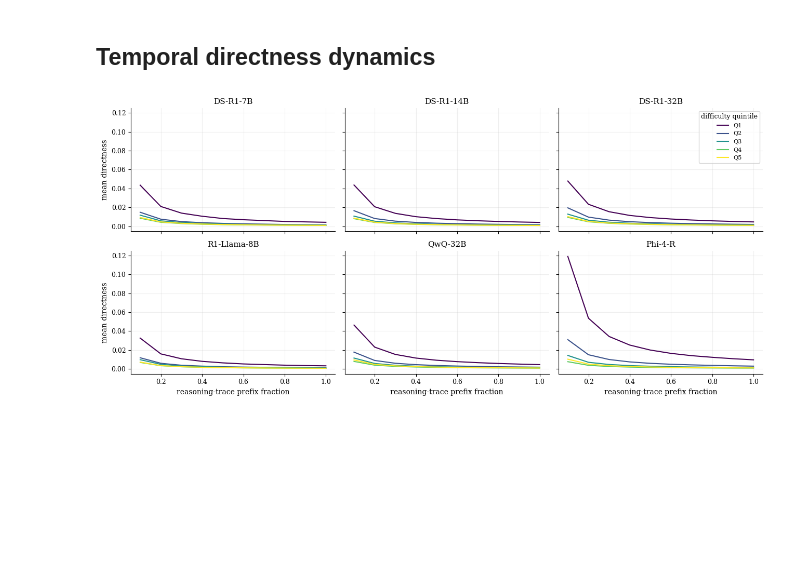
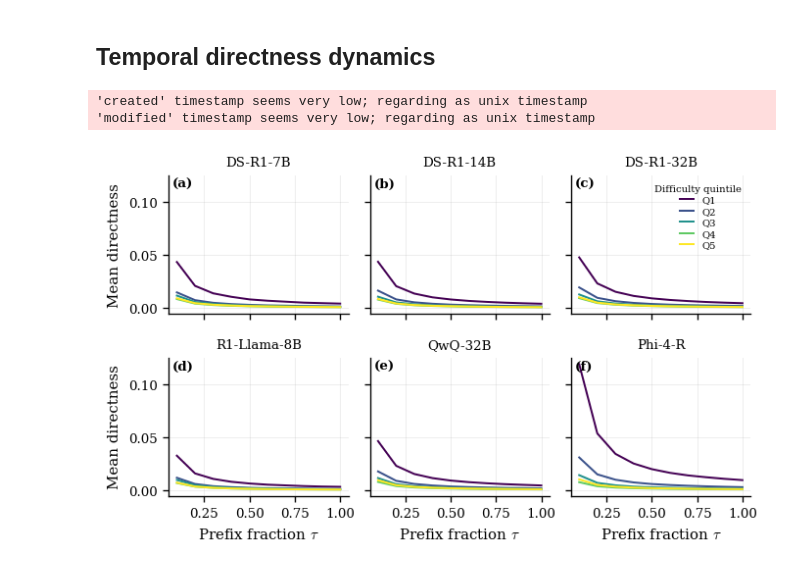
Before and after one commit to gjoelbye/reasoning-trajectory-geometry, a Jupyter notebook: notebooks/05_behavioral_mediation.ipynb, the cells around one changed output. Saved outputs shown, nothing was run; the diff lists cells and outputs as text; code cells hidden in the pictures; blank space fills up the shorter version.

Commit message:
Public release: code, data, and reproducibility notebooks

```diff
--- a/notebooks/05_behavioral_mediation.ipynb
+++ b/notebooks/05_behavioral_mediation.ipynb
@@ -24,11 +24,17 @@ mpl.rcParams.update({
     'font.family': 'serif',
     'mathtext.fontset': 'cm',
     'font.size': 9,
-    'axes.titlesize': 11,
-    'axes.labelsize': 10,
-    'legend.fontsize': 8,
+    'axes.labelsize': 9,
+    'axes.titlesize': 9,
+    'xtick.labelsize': 8,
+    'ytick.labelsize': 8,
+    'legend.fontsize': 7,
     'axes.spines.top': False,
     'axes.spines.right': False,
+    'pdf.fonttype': 42,
+    'ps.fonttype': 42,
+    'savefig.dpi': 300,
+    'figure.dpi': 120,
 })
 
 DATA = Path('data/processed')
@@ -242,7 +255,7 @@ plt.show()
 from scipy.stats import spearmanr
 REASONING = ['deepseek-r1-7b', 'deepseek-r1-14b', 'deepseek-r1-32b',
              'r1-distill-llama-8b', 'qwq-32b', 'phi-4-reasoning']
-BEHAVIOR_KEYS = [k for k, _, _, _ in BEHAVIORS]
+BEHAVIOR_KEYS = list(CAT_STYLE)
 
 df_judge = pd.read_parquet(DATA / '05_judge_aggregated.parquet')
 all_diff = pd.read_parquet(DATA / '01_difficulties.parquet').copy()
@@ -331,30 +344,39 @@ r1-distill-llama-8b                0.110            0.356              0.376
 # %%
 frac_cols = [c for c in df_pref.columns if c.startswith('d_frac_')]
 fracs = [float(c.replace('d_frac_', '')) / 100 for c in frac_cols]
-fig, axes = plt.subplots(2, 3, figsize=(13, 6), sharey=True, sharex=True)
-for ax, model in zip(axes.flat, REASONING):
+
+fig, axes = plt.subplots(2, 3, figsize=(5.5, 3.4), sharey=True, sharex=True)
+panel_letters = [f'({chr(97 + i)})' for i in range(6)]
+for ax, model, lab in zip(axes.flat, REASONING, panel_letters):
     sub = df_pref[(df_pref['model'] == model) & (df_pref['domain'] == 'code')].copy()
+    ax.grid(alpha=0.25, linewidth=0.5)
+    ax.text(0.022, 0.985, lab, transform=ax.transAxes, fontsize=8,
+            fontweight='bold', va='top', ha='left')
     if sub.empty:
-        ax.set_title(f'{PAPER_LABEL[model]} (no data)'); continue
+        ax.set_title(f'{PAPER_LABEL[model]} (no data)', fontsize=8)
+        continue
     sub['difficulty'] = sub['problem_id'].map(diff_map)
     sub = sub.dropna(subset=['difficulty'])
     sub['quintile'] = pd.qcut(sub['difficulty'], q=5, labels=False, duplicates='drop')
     for q in range(5):
         q_data = sub[sub['quintile'] == q]
         if q_data.empty:
             continue
-        means = q_data[frac_cols].mean().values
-        ax.plot(fracs, means, label=f'Q{q+1}', color=plt.cm.viridis(q / 4))
-    ax.set_title(PAPER_LABEL[model])
-    ax.grid(alpha=0.2)
+        ax.plot(fracs, q_data[frac_cols].mean().values, label=f'Q{q + 1}',
+                color=plt.cm.viridis(q / 4), lw=1.2)
+    ax.set_title(PAPER_LABEL[model], fontsize=8)
 for ax in axes[:, 0]:
-    ax.set_ylabel('mean directness')
+    ax.set_ylabel('Mean directness')
 for ax in axes[-1]:
-    ax.set_xlabel('reasoning-trace prefix fraction')
-axes[0, -1].legend(fontsize=8, title='difficulty quintile')
-fig.tight_layout()
+    ax.set_xlabel(r'Prefix fraction $\tau$')
+axes[0, -1].legend(fontsize=6, title='Difficulty quintile', title_fontsize=6,
+                   frameon=False, labelspacing=0.25, handlelength=1.4)
+
+fig.subplots_adjust(left=0.09, right=0.99, bottom=0.13, top=0.93, wspace=0.12, hspace=0.32)
 fig.savefig(OUT_FIGS / 'temporal_directness_dynamics.pdf', bbox_inches='tight')
-fig.savefig(OUT_FIGS / 'temporal_directness_dynamics.png', dpi=150, bbox_inches='tight')
+fig.savefig(OUT_FIGS / 'temporal_directness_dynamics.png', dpi=300, bbox_inches='tight')
 plt.show()
 # %% [output]
+'created' timestamp seems very low; regarding as unix timestamp
+'modified' timestamp seems very low; regarding as unix timestamp
-[figure, old version]
+[figure, new version]
```
Also changed, not shown: parts of 1 cell of this notebook, 30 other files.
